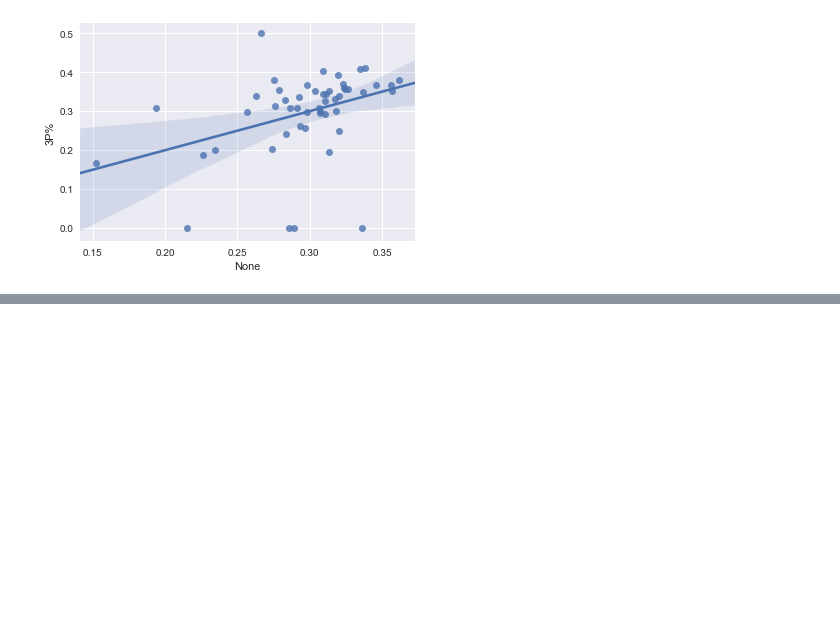
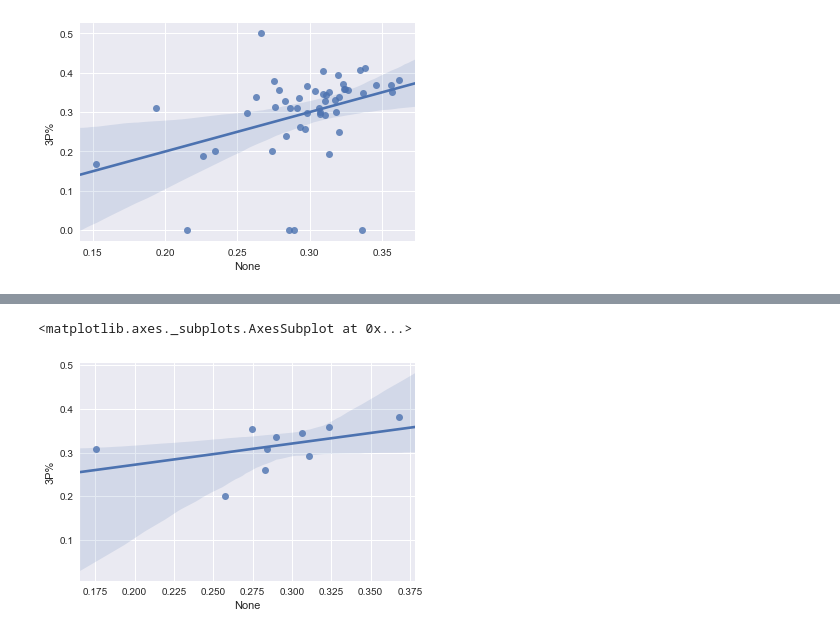
Before and after one commit to hashimg/Sports-Analytics, a Jupyter notebook: college_shooting/College Shooting.ipynb, the cells around one changed output, grey strips where cells are left out. Saved outputs shown, nothing was run; the diff lists cells and outputs as text; code cells hidden in the pictures; blank space fills up the shorter version.

```diff
--- a/college_shooting/College Shooting.ipynb
+++ b/college_shooting/College Shooting.ipynb
@@ -360,0 +369,9 @@ sns.regplot(x = predictions_two,
+# %%
+# Creating our train set
+train = testdf.sample(frac = 0.8, random_state = 200)
+test = testdf.drop(train.index)
+# %%
+X_train = train['FT%(College)']
+y_train = train['3P%']
+
+model_three = sm.OLS(y_train, X_train).fit()
@@ -360,0 +397,10 @@ sns.regplot(x = predictions_two,
+# %%
+predictions_test = model_three.predict(test['FT%(College)'])
+# %%
+%matplotlib inline
+sns.regplot(x = predictions_test,
+            y = '3P%',
+            data = test)
+# %% [output]
+<matplotlib.axes._subplots.AxesSubplot at 0x...>
+[figure, added]
```
Also changed, not shown: parts of 10 cells of this notebook.
